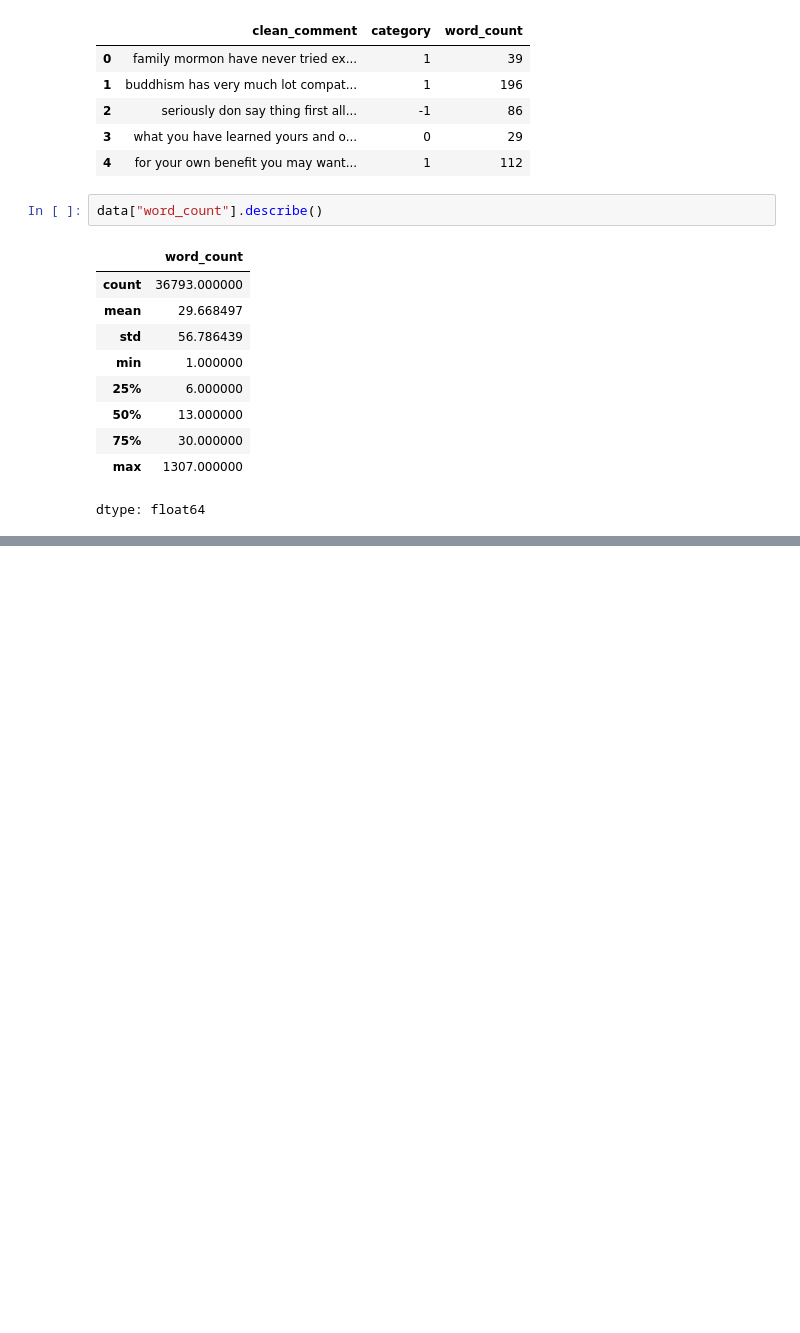
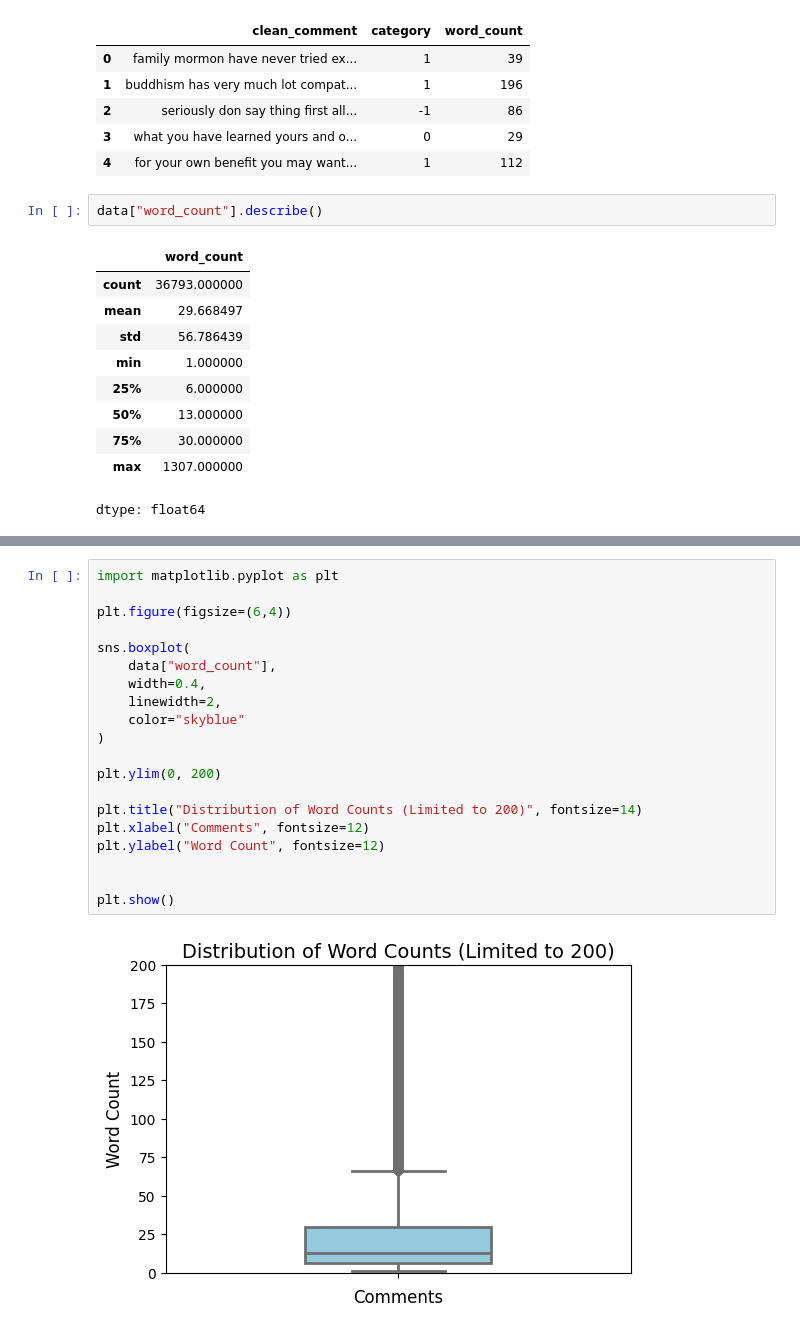
Before and after one commit to harshitbansal184507/CommentPulse, a Jupyter notebook: Notebooks/EDA.ipynb, the cells around one changed output, grey strips where cells are left out. Drawn from its saved outputs; the diff is of its cells as text; blank space fills up the shorter version.

```diff
--- a/Notebooks/EDA.ipynb
+++ b/Notebooks/EDA.ipynb
@@ -203,0 +233,22 @@ dtype: float64
+# %%
+import matplotlib.pyplot as plt
+
+plt.figure(figsize=(6,4))
+
+sns.boxplot(
+    data["word_count"],
+    width=0.4,
+    linewidth=2,
+    color="skyblue"
+)
+
+plt.ylim(0, 200)
+
+plt.title("Distribution of Word Counts (Limited to 200)", fontsize=14)
+plt.xlabel("Comments", fontsize=12)
+plt.ylabel("Word Count", fontsize=12)
+
+
+plt.show()
+# %% [output]
+[figure, added]
```
Also changed, not shown: parts of 5 cells of this notebook.
